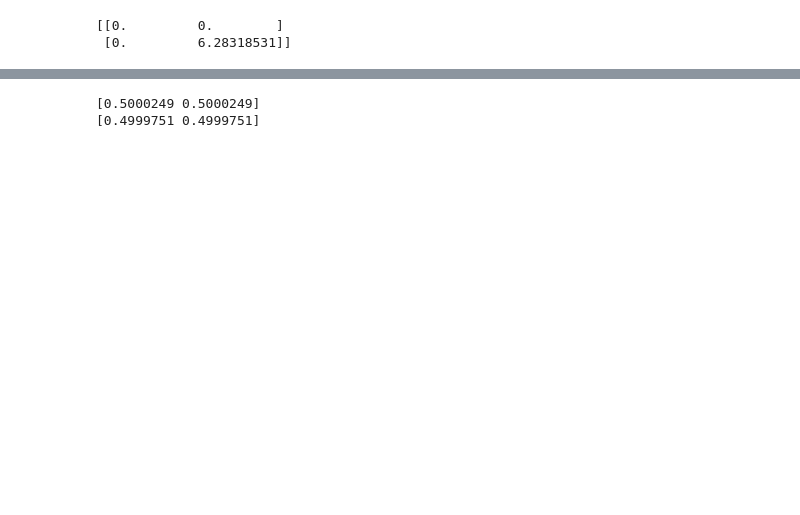
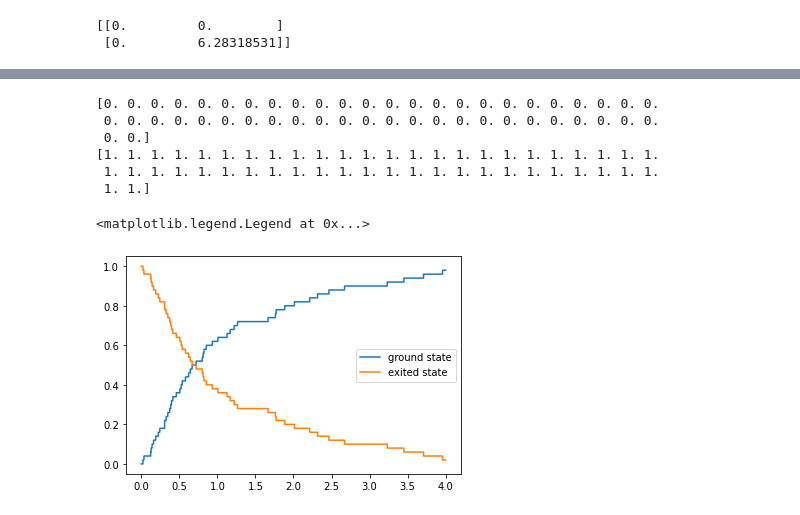
Before and after one commit to ubsuny/superconducting-qubit-raspi2, a Jupyter notebook: quantum_Monte_carlo_wavefunction.ipynb, the cells around one changed output, grey strips where cells are left out. Saved outputs shown, nothing was run; the diff lists cells and outputs as text; code cells hidden in the pictures; blank space fills up the shorter version.

```diff
--- a/quantum_Monte_carlo_wavefunction.ipynb
+++ b/quantum_Monte_carlo_wavefunction.ipynb
@@ -145,25 +148,34 @@ plt.legend()
 # %%
-ground_prob = np.zeros((2,step+1))
-exited_prob = np.zeros((2,step+1))
-for i in range(2):
+# number of iterations
+N_iter = 50
+
+ground_prob = np.zeros((N_iter,step+1))
+exited_prob = np.zeros((N_iter,step+1))
+for i in range(N_iter):
     ground_prob[i,:],exited_prob[i,:] = QMCWF2(U,L,psi_0,step)
 
 ground_avg = np.zeros(step+1)
 exited_avg = np.zeros(step+1)
 
 print( ground_prob[:,1])
 print(exited_prob[:,1])
 for i in range(step+1):
-    ground_avg[i] = np.sum(ground_prob[:,i])/5
-    exited_avg[i] = np.sum(exited_prob[:,i])/5
+    ground_avg[i] = np.sum(ground_prob[:,i])/N_iter
+    exited_avg[i] = np.sum(exited_prob[:,i])/N_iter
 
 
 plt.plot(tlist,ground_avg,label = "ground state")
 plt.plot(tlist,exited_avg, label = "exited state")
 plt.legend()
 # %% [output]
-[0.5000249 0.5000249]
-[0.4999751 0.4999751]
+[0. 0. 0. 0. 0. 0. 0. 0. 0. 0. 0. 0. 0. 0. 0. 0. 0. 0. 0. 0. 0. 0. 0. 0.
+ 0. 0. 0. 0. 0. 0. 0. 0. 0. 0. 0. 0. 0. 0. 0. 0. 0. 0. 0. 0. 0. 0. 0. 0.
+ 0. 0.]
+[1. 1. 1. 1. 1. 1. 1. 1. 1. 1. 1. 1. 1. 1. 1. 1. 1. 1. 1. 1. 1. 1. 1. 1.
+ 1. 1. 1. 1. 1. 1. 1. 1. 1. 1. 1. 1. 1. 1. 1. 1. 1. 1. 1. 1. 1. 1. 1. 1.
+ 1. 1.]
+<matplotlib.legend.Legend at 0x...>
+[figure, added]
 # %%
 ground_avg = np.zeros(step+1)
 exited_avg = np.zeros(step+1)
```
Also changed, not shown: parts of 3 cells of this notebook.
